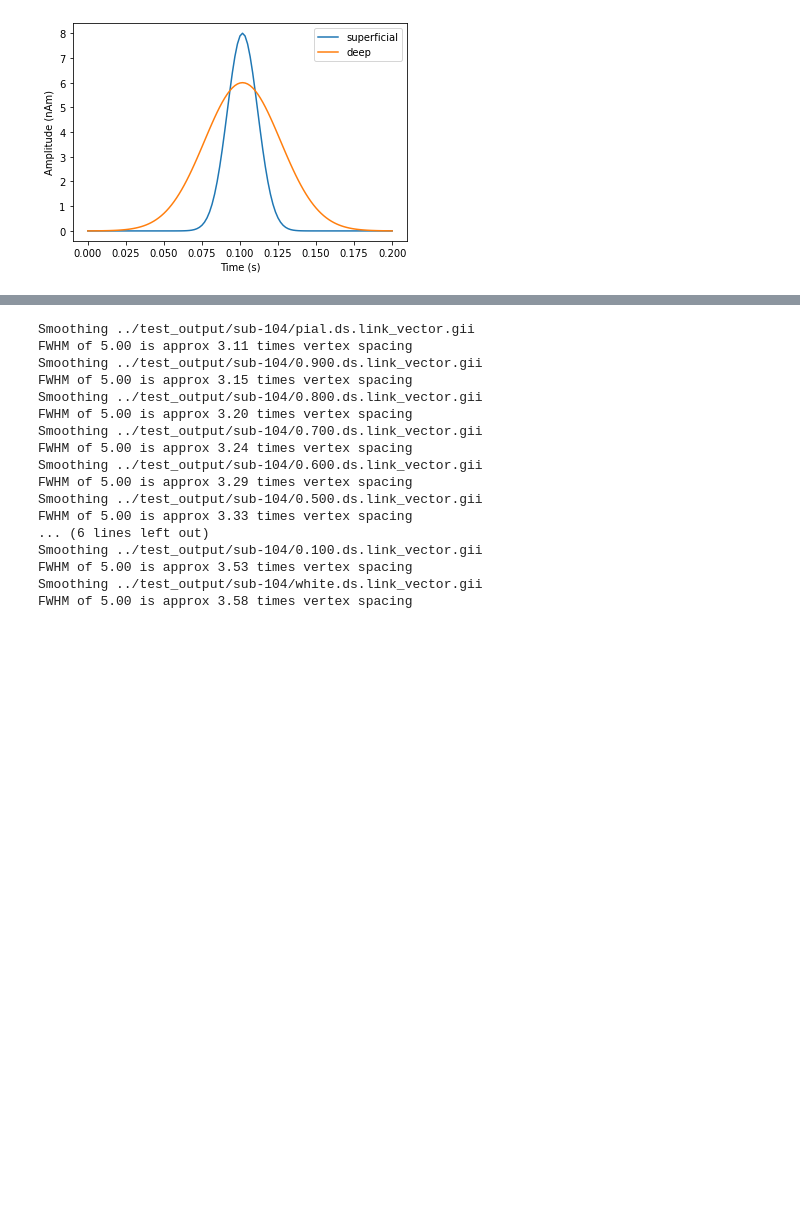
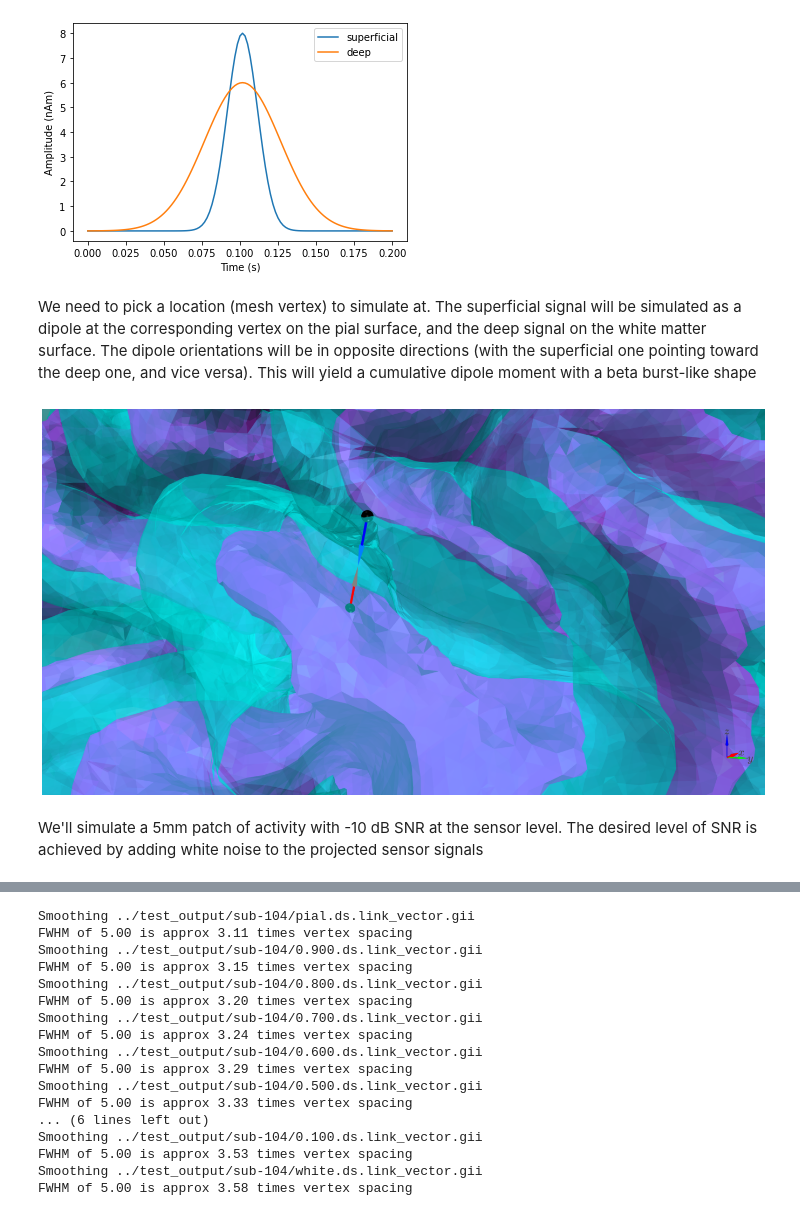
Before and after one commit to danclab/laMEG, a Jupyter notebook: tutorials/sim_sliding_win_model_comparison_burst.ipynb, the cells around one changed output, grey strips where cells are left out. Cells and saved outputs as stored; diff of their text form; code cells hidden in the pictures; blank space fills up the shorter version.

```diff
--- a/tutorials/sim_sliding_win_model_comparison_burst.ipynb
+++ b/tutorials/sim_sliding_win_model_comparison_burst.ipynb
@@ -127,0 +145,63 @@ win_overlap=True
+# %% [markdown]
+We need to pick a location (mesh vertex) to simulate at. The superficial signal will be simulated as a dipole at the corresponding vertex on the pial surface, and the deep signal on the white matter surface. The dipole orientations will be in opposite directions (with the superficial one pointing toward the deep one, and vice versa). This will yield a cumulative dipole moment with a beta burst-like shape
+# %%
+# Location to simulate activity at
+sim_vertex = 24588
+# Corresponding pial and white matter vertices
+pial_vertex = sim_vertex
+white_vertex = (n_layers-1)*int(verts_per_surf)+sim_vertex
+pial_coord = mesh.darrays[0].data[pial_vertex,:]
+white_coord = mesh.darrays[0].data[white_vertex,:]
+
+# Orientation of the simulated superficial dipole
+pial_ori=mesh.darrays[2].data[pial_vertex,:]
+# Orientation of the simulated deep dipole
+white_ori=-1*mesh.darrays[2].data[white_vertex,:]
+
+col_r = plt.cm.cool(np.linspace(0,1, num=n_layers))
+
+pial_mesh_fname = os.path.join('../test_output', subj_id, 'pial.gii')
+pial_mesh = nib.load(pial_mesh_fname)
+white_mesh_fname = os.path.join('../test_output', subj_id, 'white.gii')
+white_mesh = nib.load(white_mesh_fname)
+
+cam_view = [85.5, -10.5, 32,
+            0.5, 17, 43,
+            0, 0, 1]
+
+plot = k3d.plot(
+    grid_visible=False, menu_visibility=False, camera_auto_fit=False
+)
+
+pial_vertices, pial_faces = pial_mesh.agg_data()
+pial_k3d_mesh = k3d.mesh(pial_vertices, pial_faces, side="double", color=rgbtoint(col_r[0,:3]*255), opacity=0.5)
+plot += pial_k3d_mesh
+
+white_vertices, white_faces = white_mesh.agg_data()
+white_k3d_mesh = k3d.mesh(white_vertices, white_faces, side="double", color=rgbtoint(col_r[-1,:3]*255), opacity=1)
+plot += white_k3d_mesh
+
+pts = k3d.points(
+    np.vstack([pial_coord, white_coord]),
+    point_size=1,
+    color=rgbtoint([0,0,0])
+)
+plot += pts
+
+dipole_vectors = k3d.vectors(
+    np.vstack([pial_coord, white_coord]),
+    vectors=np.vstack([pial_ori, white_ori])*2.3,
+    head_size=5,
+    line_width=0.1,
+    colors=[rgbtoint([0,0,255]), rgbtoint([0,0,255]),
+            rgbtoint([255,0,0]), rgbtoint([255,0,0])]
+)
+plot += dipole_vectors
+
+plot.camera=cam_view
+
+plot.display()
+# %% [output]
+[figure, added]
+# %% [markdown]
+We'll simulate a 5mm patch of activity with -10 dB SNR at the sensor level. The desired level of SNR is achieved by adding white noise to the projected sensor signals
```
Also changed, not shown: parts of 25 cells of this notebook, 1 other file.
